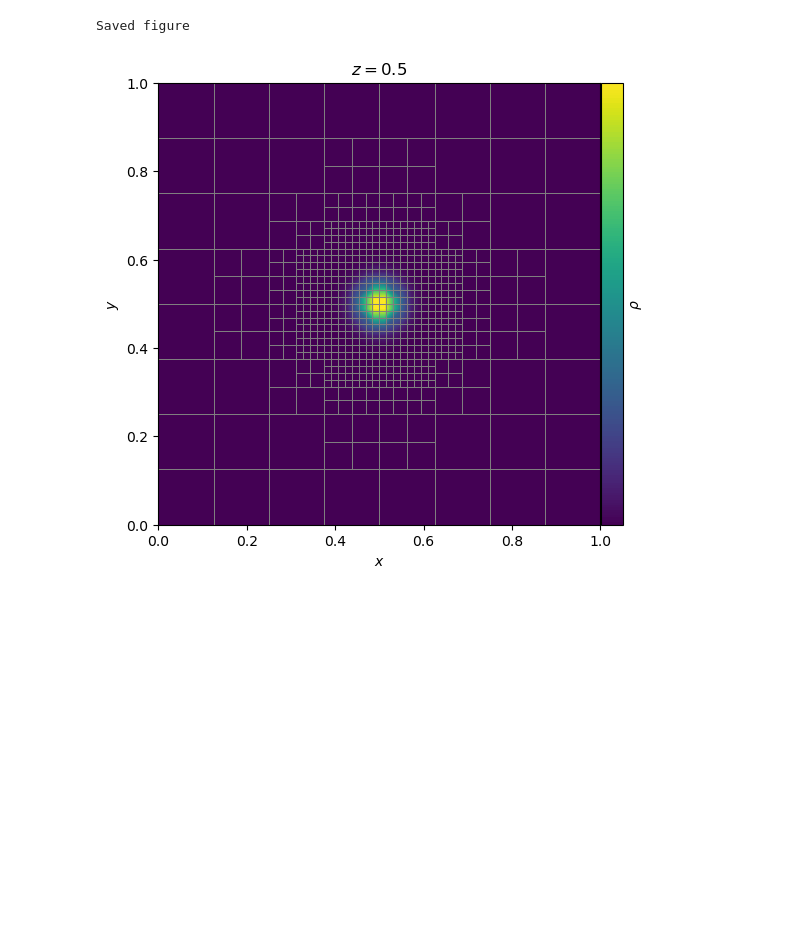
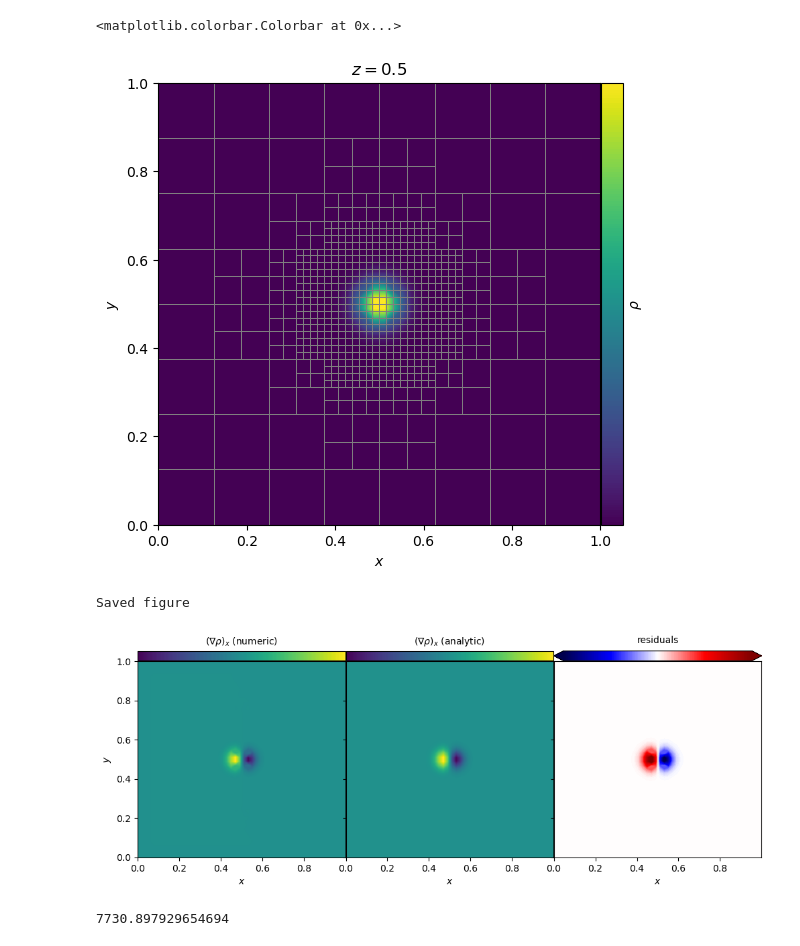
Before and after one commit to 314152718/amr-gpu, a Jupyter notebook: visualize.ipynb, the cells around one changed output. Saved outputs shown, nothing was run; the diff lists cells and outputs as text; code cells hidden in the pictures; blank space fills up the shorter version.

```diff
--- a/visualize.ipynb
+++ b/visualize.ipynb
@@ -75,8 +58,9 @@ def plot_grid_slice(z, color='black'):
 fig = plt.figure(figsize=(6, 6))
 
 z = 0.5
-im = plot_rho_slice(z, levels=200)
 plot_grid_slice(z, color='grey')
+x_grid, y_grid, rho_grid = get_var_slice(z, grid.rho)
+im = plt.contourf(x_grid, y_grid, rho_grid, levels=200)
 
 plt.gca().set_aspect(1.)
 plt.xlabel(r'$x$')
@@ -88,10 +72,54 @@ divider = make_axes_locatable(plt.gca())
 cax = divider.append_axes("right", size="5%", pad=0.01)
 plt.colorbar(im, cax=cax, ticks=cbar_ticks, label=r"$\rho$")
 
-save_fig('grid')
+# save_fig('grid')
 # %% [output]
-Saved figure
+<matplotlib.colorbar.Colorbar at 0x...>
 [figure]
+# %%
+fig, axs = plt.subplots(nrows=1, ncols=3, figsize=(12, 4), sharex=True, sharey=True)
+plt.subplots_adjust(hspace=1e-3, wspace=1e-3)
+
+z = 0.5
+num = 100
+sigma = 0.001
+
+x_grid, y_grid, rho_slice = get_var_slice(z, grid.rho)
+x_grid, y_grid, rho_grad_slice = get_var_slice(z, grid.rho_grad_x)
+
+im1 = axs[0].contourf(x_grid, y_grid, rho_grad_slice, levels=200)
+rho_analytic = rho_func(x_grid, y_grid, z)
+
+rho_grad_analytic = -rho_analytic / sigma * (x_grid - 0.5)
+im2 = axs[1].contourf(x_grid, y_grid, rho_grad_analytic, levels=200)
+
+res = (rho_grad_slice - rho_grad_analytic)
+im3 = axs[2].contourf(x_grid, y_grid, res, levels=np.linspace(-1e9, 1e9, 200), cmap='seismic', extend='both')
+
+for i, (ax, title, im) in enumerate(zip(axs, [r"$(\nabla \rho)_x$ (numeric)", r"$(\nabla \rho)_x$ (analytic)", "residuals"], [im1, im2, im3])):
+    cbar_ticks = []
+    divider = make_axes_locatable(ax)
+    cax = divider.append_axes("top", size="5%", pad=0.01)
+    cbar = plt.colorbar(im, cax=cax, ticks=cbar_ticks, orientation='horizontal')
+    cbar.set_label(title, labelpad=-27)
+
+axs[0].set_xlabel(r'$x$')
+axs[1].set_xlabel(r'$x$')
+axs[2].set_xlabel(r'$x$')
+axs[0].set_ylabel(r'$y$')
+
+axs[0].set_xticks([0, 0.2, 0.4, 0.6, 0.8])
+axs[1].set_xticks([0, 0.2, 0.4, 0.6, 0.8])
+axs[2].set_xticks([0, 0.2, 0.4, 0.6, 0.8])
+
+save_fig('residuals')
+# %% [output]
+Saved figure
+[figure, added]
+# %%
+np.mean(res)
+# %% [output]
+7730.897929654694
 # %%
 plt.hist(grid.L, bins=np.arange(-0.5, 7))
 
```
Also changed, not shown: parts of 9 cells of this notebook.
